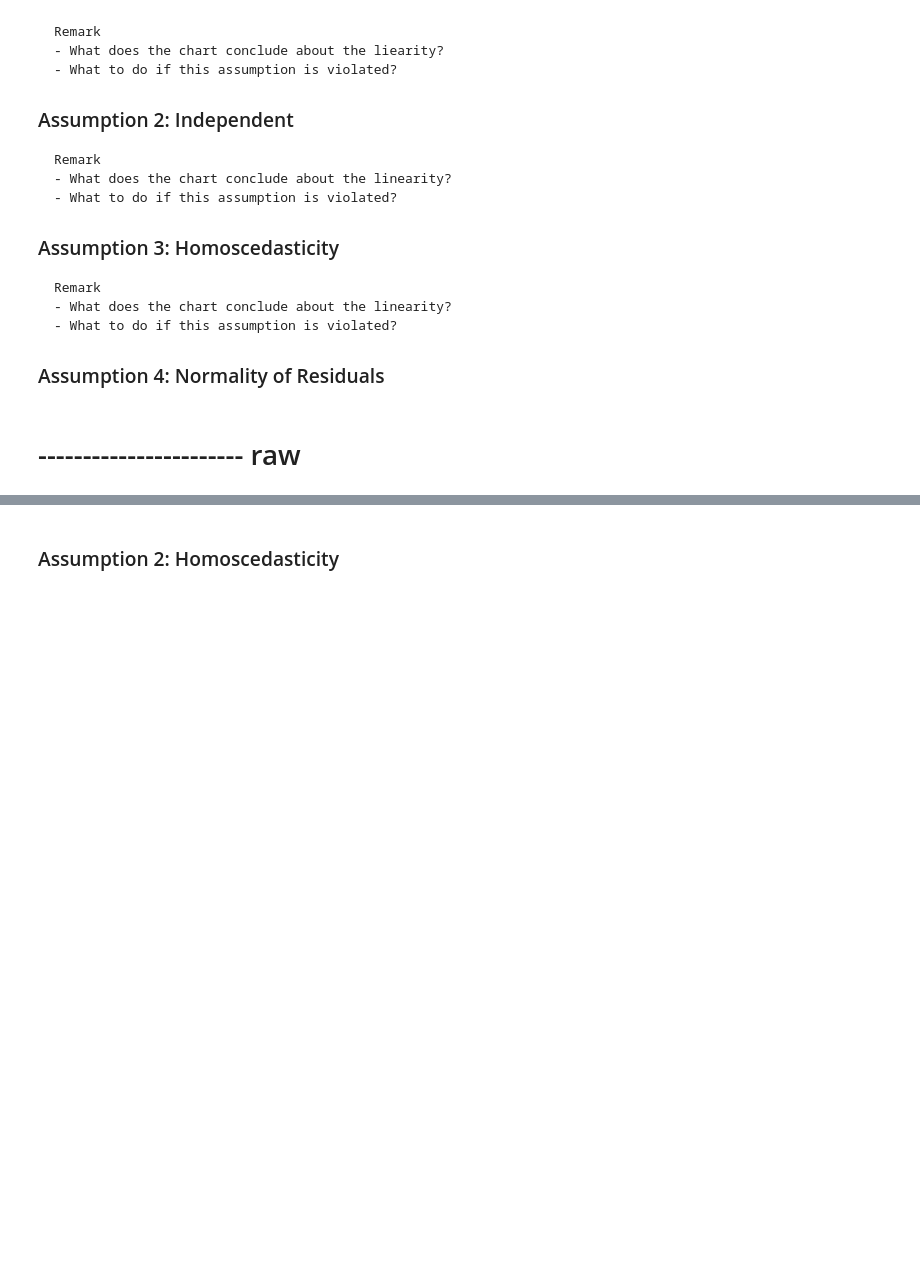
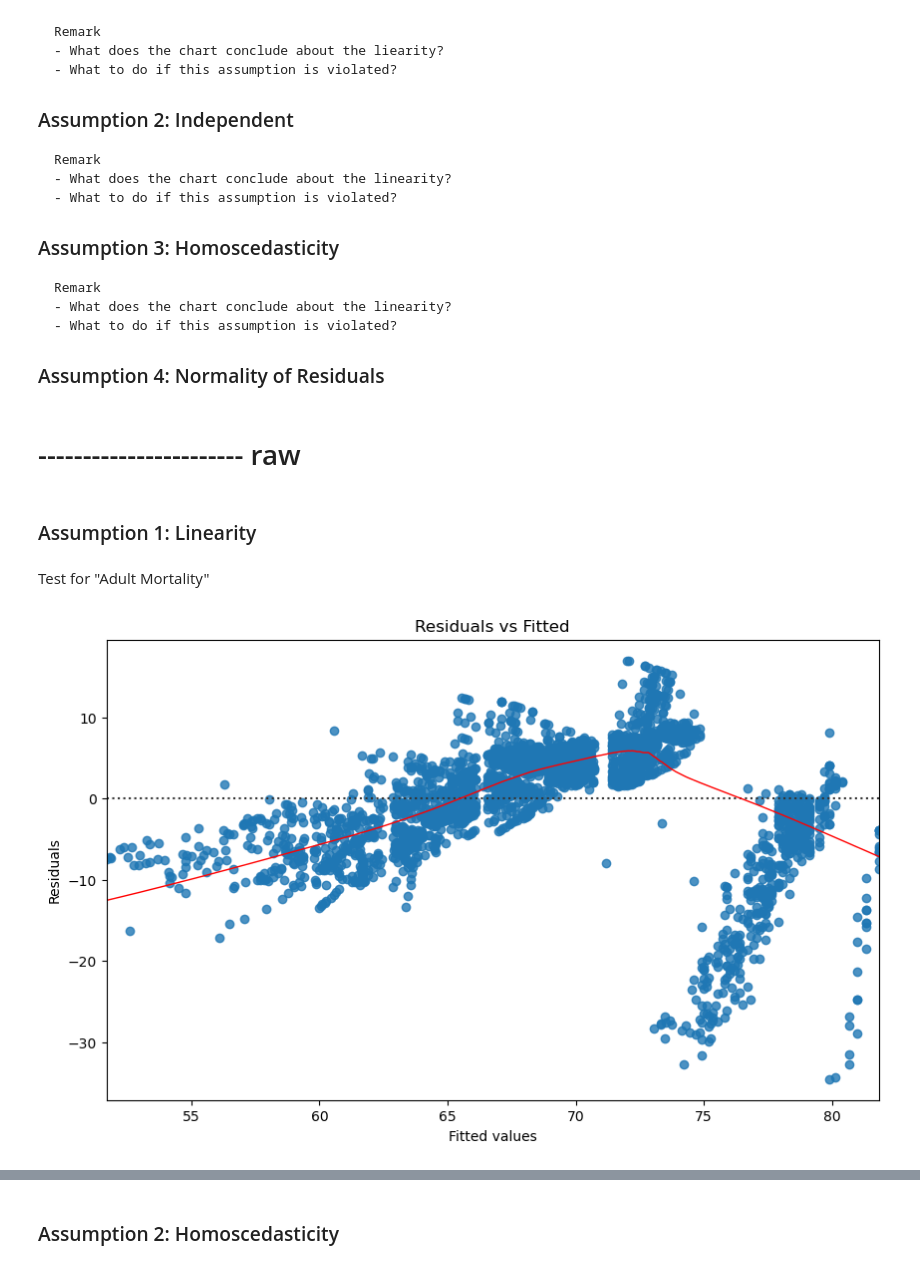
Before and after one commit to ov3ipo/SM_Project, a Jupyter notebook: final.ipynb, the cells around one changed output, grey strips where cells are left out. Saved outputs shown, nothing was run; the diff lists cells and outputs as text; code cells hidden in the pictures; blank space fills up the shorter version.

```diff
--- a/final.ipynb
+++ b/final.ipynb
@@ -299,5 +462,6 @@ X2 = df_regress['BMI']
 y = df_regress['Life expectancy']
 
 model1 = smf.ols(formula='y ~ X1', data=df_regress).fit()
+fitted1 = model1.fittedvalues
 residual1 = model1.resid
 print(model1.summary())
@@ -360,3 +582,19 @@ Remark
 ### Assumption 4: Normality of Residuals
 # %% [markdown]
 # ----------------------- raw
+# %% [markdown]
+### Assumption 1: Linearity
+# %%
+def Check_linearity(fitted,residuals):
+    plt.figure(figsize=(10, 6))
+    sns.residplot(x=fitted, y=residuals, lowess=True, line_kws={'color': 'red', 'lw': 1})
+    plt.xlabel('Fitted values')
+    plt.ylabel('Residuals')
+    plt.title('Residuals vs Fitted')
+    plt.show()
+# %% [markdown]
+Test for "Adult Mortality"
+# %%
+Check_linearity(fitted1,residual1)
+# %% [output]
+[figure, added]
```
Also changed, not shown: parts of 44 cells of this notebook.
